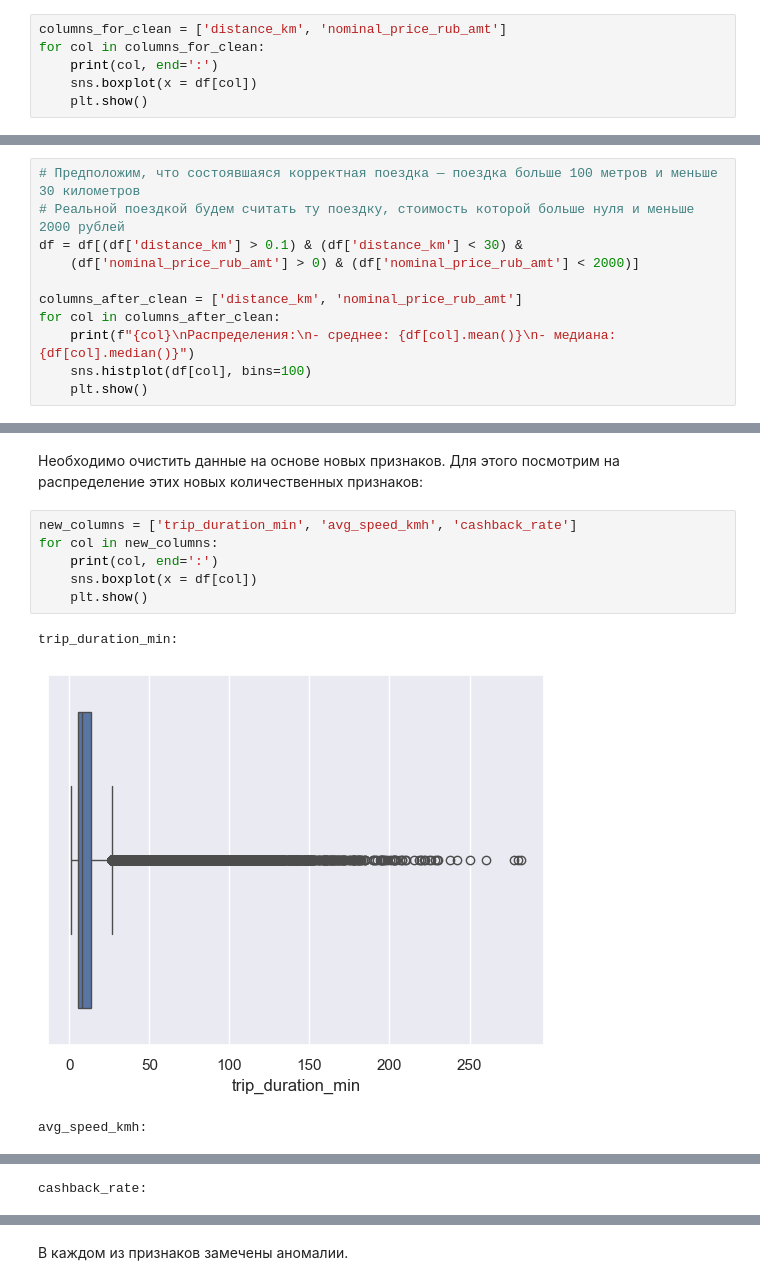
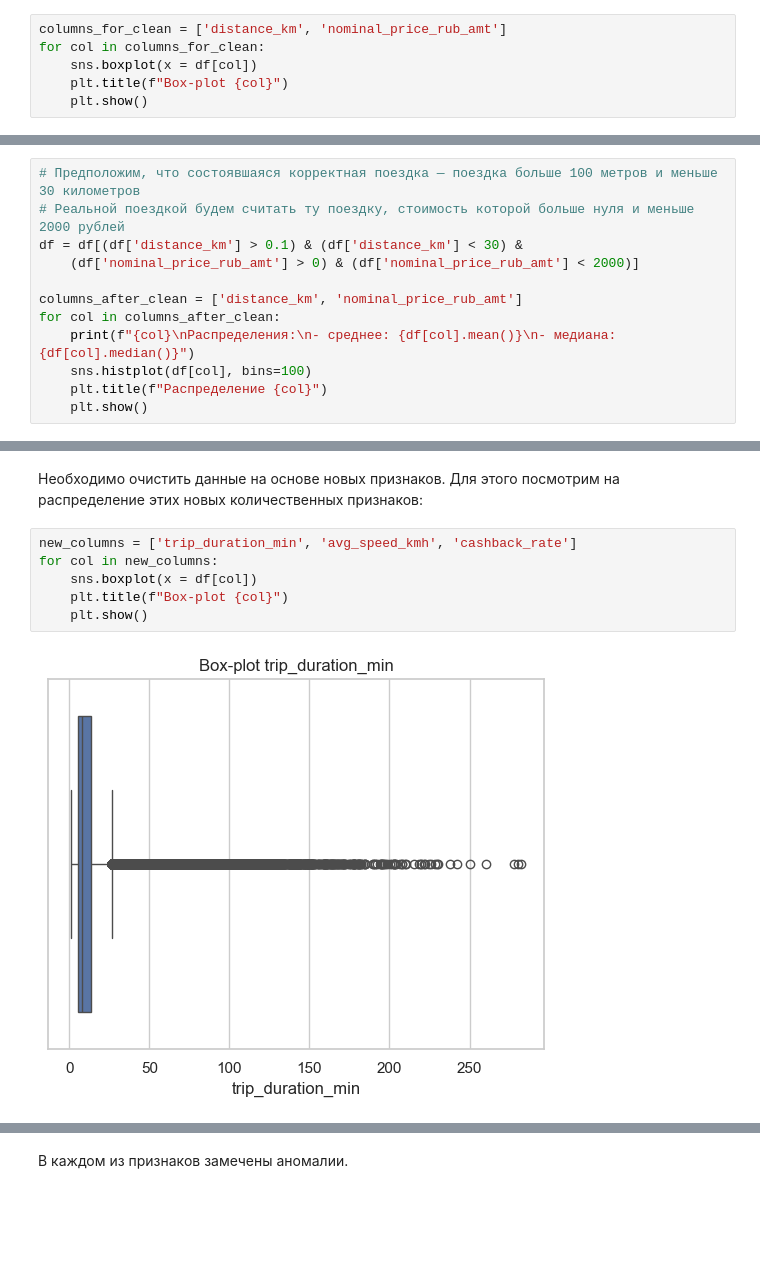
Before and after one commit to george-gh5/kicksharing_analysis, a Jupyter notebook: notebooks/1_data_cleaning.ipynb, the cells around one changed output, grey strips where cells are left out. Drawn from its saved outputs; the diff is of its cells as text; blank space fills up the shorter version.

```diff
--- a/notebooks/1_data_cleaning.ipynb
+++ b/notebooks/1_data_cleaning.ipynb
@@ -289,7 +289,7 @@ dtype: int64
 # %%
 columns_for_clean = ['distance_km', 'nominal_price_rub_amt']
 for col in columns_for_clean:
-    print(col, end=':')
     sns.boxplot(x = df[col])
+    plt.title(f"Box-plot {col}")
     plt.show()
 # %% [output]
@@ -313,6 +311,7 @@ columns_after_clean = ['distance_km', 'nominal_price_rub_amt']
 for col in columns_after_clean:
     print(f"{col}\nРаспределения:\n- среднее: {df[col].mean()}\n- медиана: {df[col].median()}")
     sns.histplot(df[col], bins=100)
+    plt.title(f"Распределение {col}")
     plt.show()
 # %% [output]
 distance_km
@@ -419,10 +418,8 @@ df.head()
 # %%
 new_columns = ['trip_duration_min', 'avg_speed_kmh', 'cashback_rate']
 for col in new_columns:
-    print(col, end=':')
     sns.boxplot(x = df[col])
+    plt.title(f"Box-plot {col}")
     plt.show()
 # %% [output]
-trip_duration_min:
-[figure, old version]
+[figure, new version]
-avg_speed_kmh:
@@ -430 +426,0 @@ avg_speed_kmh:
-cashback_rate:
```
Also changed, not shown: parts of 4 cells of this notebook, 4 other files.
